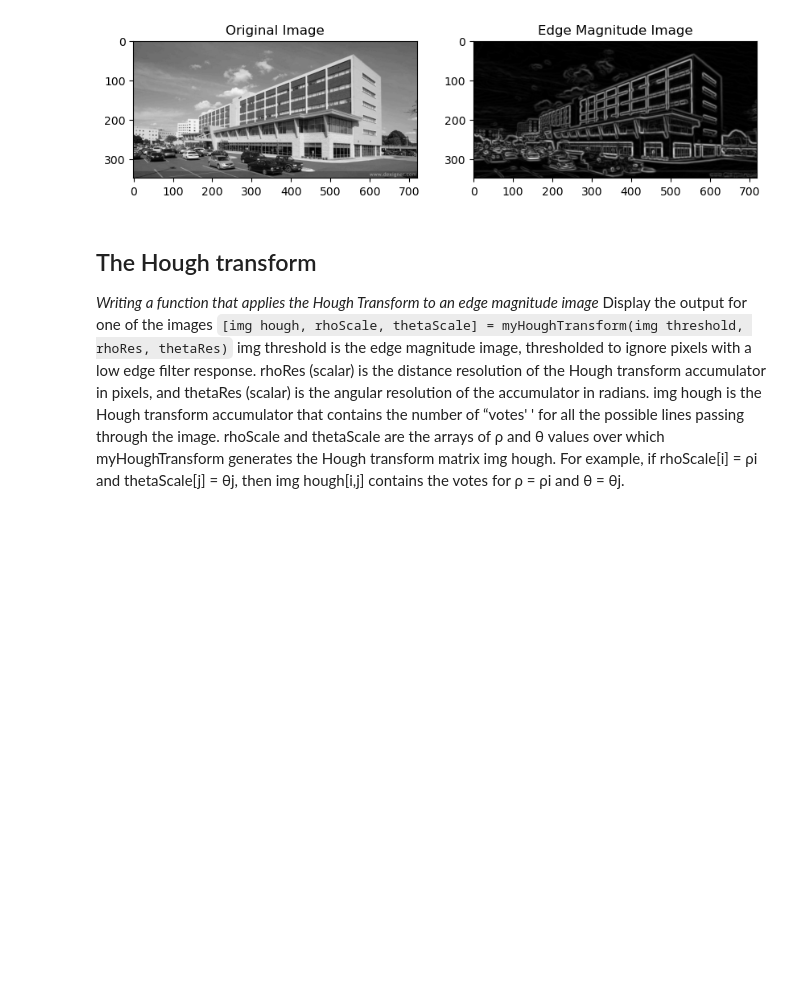
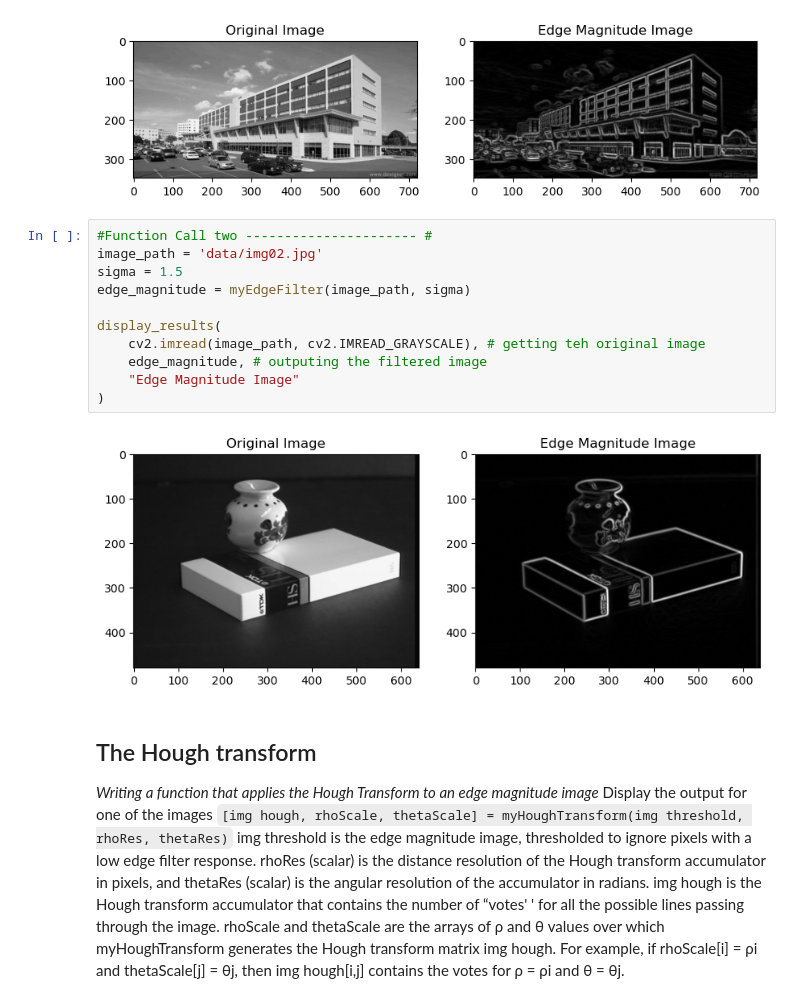
Before and after one commit to africanobyamugisha/computer_vision_cwks, a Jupyter notebook: conv-edge_detect-hough_transform/functions_hough_transform.ipynb, the cells around one changed output. Saved outputs shown, nothing was run; the diff lists cells and outputs as text; blank space fills up the shorter version.

```diff
--- a/conv-edge_detect-hough_transform/functions_hough_transform.ipynb
+++ b/conv-edge_detect-hough_transform/functions_hough_transform.ipynb
@@ -185,6 +185,19 @@ display_results(
 )
 # %% [output]
 [figure]
+# %%
+#Function Call two ---------------------- #
+image_path = 'data/img02.jpg'
+sigma = 1.5
+edge_magnitude = myEdgeFilter(image_path, sigma)
+
+display_results(
+    cv2.imread(image_path, cv2.IMREAD_GRAYSCALE), # getting teh original image
+    edge_magnitude, # outputing the filtered image
+    "Edge Magnitude Image"
+)
+# %% [output]
+[figure, added]
 # %% [markdown]
 ## The Hough transform
 *Writing a function that applies the Hough Transform to an edge magnitude image*
```
Also changed, not shown: parts of 1 cell of this notebook, 1 other file.
